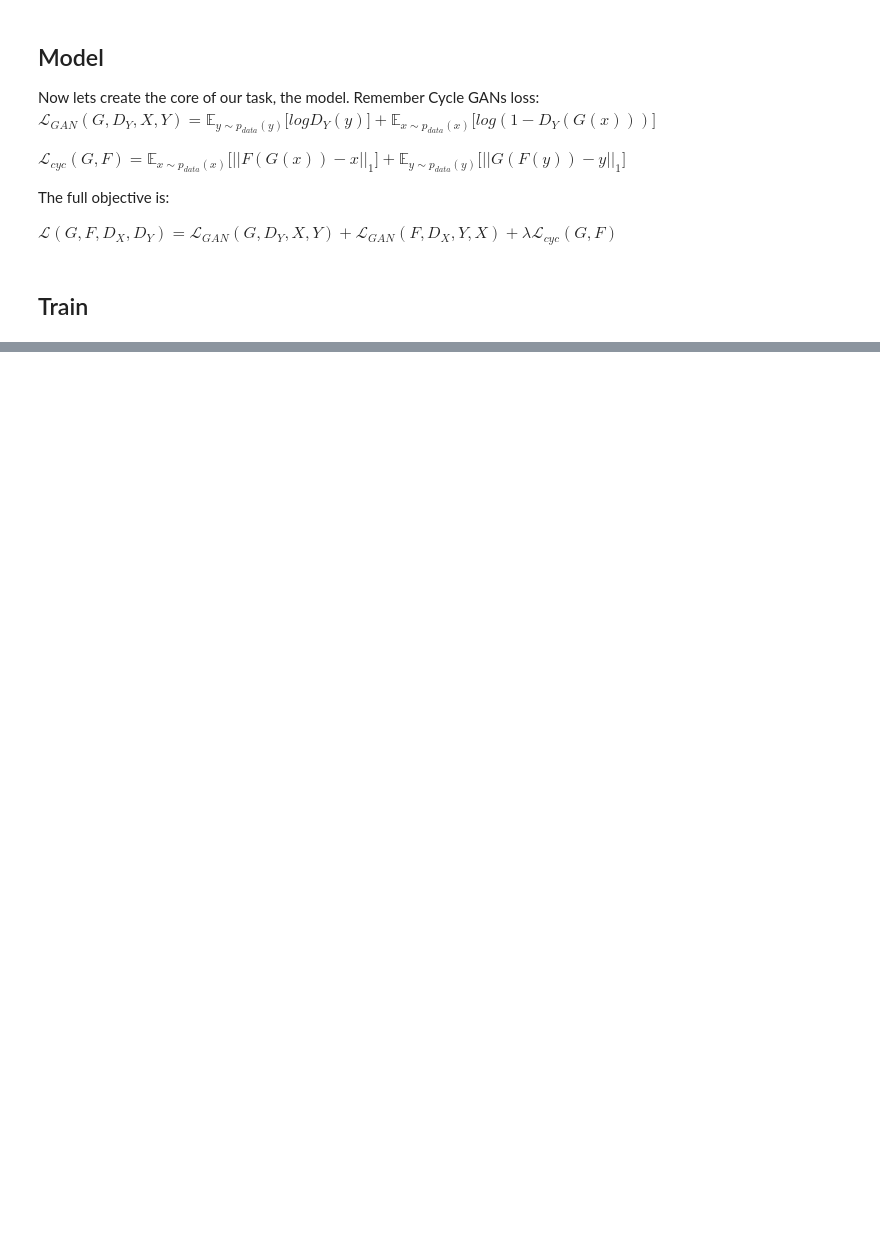
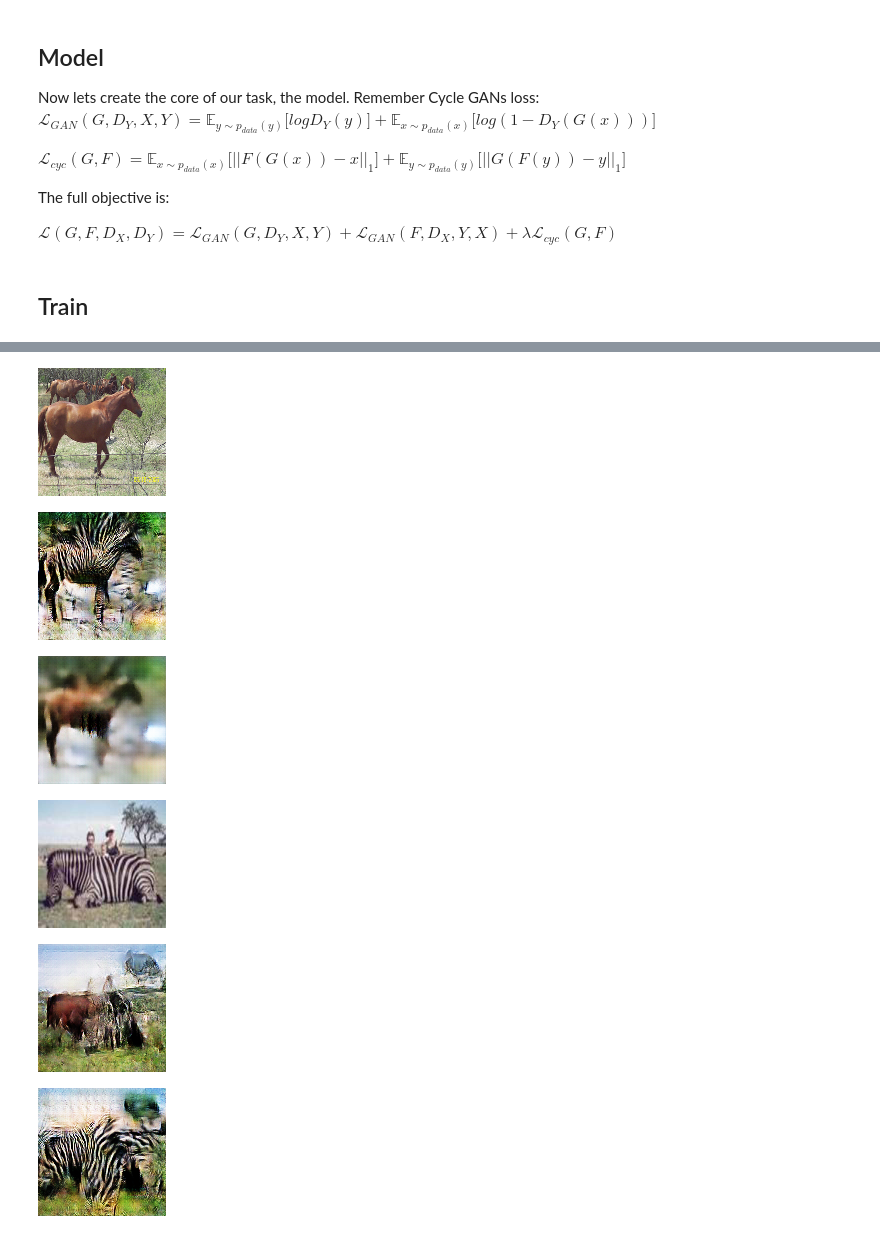
Before and after one commit to rplanas79/2019-upcaidl-project, a Jupyter notebook: Cycle_GAN_horse2zebra.ipynb, the cells around one changed output, grey strips where cells are left out. Cells and saved outputs as stored; diff of their text form; code cells hidden in the pictures; blank space fills up the shorter version.

```diff
--- a/Cycle_GAN_horse2zebra.ipynb
+++ b/Cycle_GAN_horse2zebra.ipynb
@@ -140,6 +147,7 @@ class TwoDatasets(Dataset):
     return imageA, imageB
 # %%
 image_size = 128
+batch_size = 9
 tf = transforms.Compose(
     [transforms.Resize(image_size, interpolation=0),
      transforms.ToTensor(),
@@ -152,13 +160,12 @@ tf = transforms.Compose(
 #horse2zebra_trainB = Horse2ZebraDataset(root_dir='./datasets/horse2zebra/trainB', transform=tf)
 #horse2zebra_testB  = Horse2ZebraDataset(root_dir='./datasets/horse2zebra/testB', transform=tf)
 
-horse2zebra_train = TwoDatasets(root_dirA='./datasets/horse2zebra/trainA',root_dirB='./datasets/horse2zebra/trainB', transform=tf)
-horse2zebra_test  = TwoDatasets(root_dirA='./datasets/horse2zebra/testA', root_dirB='./datasets/horse2zebra/testB',  transform=tf)
+horse2zebra_train = TwoDatasets('./datasets/horse2zebra/trainA', './datasets/horse2zebra/trainB', batch_size, transform=tf)
+horse2zebra_test  = TwoDatasets('./datasets/horse2zebra/testA',  './datasets/horse2zebra/testB',  batch_size, transform=tf)
 # %% [markdown]
 ## Data Loader
 Create data loaders for the horse2zebra dataset
 # %%
-batch_size = 1
 #data_loader_trainA = torch.utils.data.DataLoader(horse2zebra_trainA, batch_size=batch_size, shuffle=True)
 #data_loader_testA  = torch.utils.data.DataLoader(horse2zebra_testA,  batch_size=batch_size, shuffle=True)
 #data_loader_trainB = torch.utils.data.DataLoader(horse2zebra_trainB, batch_size=batch_size, shuffle=True)
@@ -263,7 +370,7 @@ class Discriminator(torch.nn.Module):
         super(Discriminator, self).__init__()
 
         self._conv1 = nn.Sequential(
-            nn.Conv2d(in_channels=3, out_channels=128, kernel_size=4, stride=2, padding=1, bias=False),
+            nn.Conv2d(in_channels=3, out_channels=128, kernel_size=4, stride=2, padding=1, bias=True),
             nn.LeakyReLU(0.2)
         )
         self._conv2 = nn.Sequential(
@@ -331,15 +438,17 @@ class Model:
         self._discriminatorB.cuda()
 
     def _create_optimizers(self):
-        # generate optimizers
+        # generators optimizers
         self._opt_genA2B = torch.optim.Adam(self._generatorA2B.parameters(), lr=0.0002, betas=(0.5, 0.999))
         self._opt_genB2A = torch.optim.Adam(self._generatorB2A.parameters(), lr=0.0002, betas=(0.5, 0.999))
+
+        # discriminators optimizers
         self._opt_discrA = torch.optim.Adam(self._discriminatorA.parameters(), lr=0.0002, betas=(0.5, 0.999))
         self._opt_discrB = torch.optim.Adam(self._discriminatorB.parameters(), lr=0.0002, betas=(0.5, 0.999))
 
     def _init_criterion(self, batch_size):
-        self._criterionGAN = nn.BCELoss()
-        self._criterionCYC = nn.L1Loss()
+        self._criterionGAN = nn.MSELoss()# To fight vanisshing gradients better MSELoss than BCELoss
+        self._criterionCYC = nn.L1Loss()# L1 for Cycle Consistency Loss
         self._label_real = Variable(torch.ones(batch_size, 1)).cuda()
         self._label_fake = Variable(torch.zeros(batch_size, 1)).cuda()
 
@@ -386,7 +495,7 @@ class Model:
         loss_gB2A = loss_gB + lambda_cyc*loss_cyc
         #
         loss_gA2B.backward(retain_graph=True)
-        loss_gB2A.backward(retain_graph=True)
+        loss_gB2A.backward()
         self._opt_genA2B.step()
         self._opt_genB2A.step()
 
@@ -489,0 +600,21 @@ KeyboardInterrupt: ignored
+# %%
+# Test example - 100 epochs - lambda = 1
+idx = 9
+fake_samplesA = model._generatorA2B(horse2zebra_test[idx][0].unsqueeze(0).cuda())
+fake_samplesB = model._generatorB2A(fake_samplesA)
+display_batch_images(horse2zebra_test[idx][0])
+display_batch_images(fake_samplesA.detach())
+display_batch_images(fake_samplesB.detach())
+#
+fake_samplesB = model._generatorB2A(horse2zebra_test[idx][1].unsqueeze(0).cuda())
+fake_samplesA = model._generatorA2B(fake_samplesB)
+display_batch_images(horse2zebra_test[idx][1])
+display_batch_images(fake_samplesB.detach())
+display_batch_images(fake_samplesA.detach())
+# %% [output]
+[figure, added]
+[figure, added]
+[figure, added]
+[figure, added]
+[figure, added]
+[figure, added]
```
Also changed, not shown: parts of 17 cells of this notebook.
